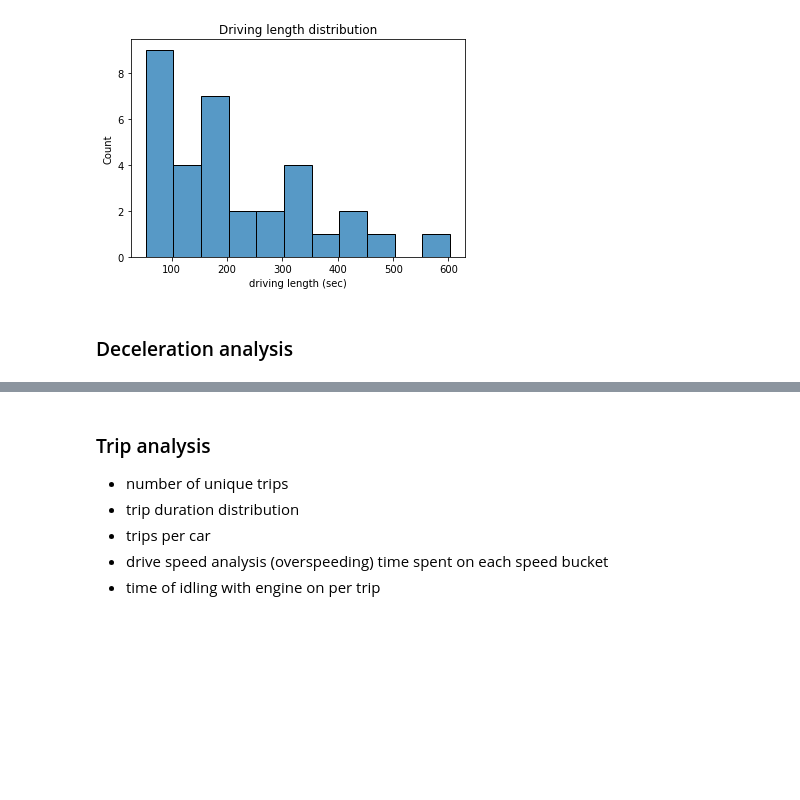
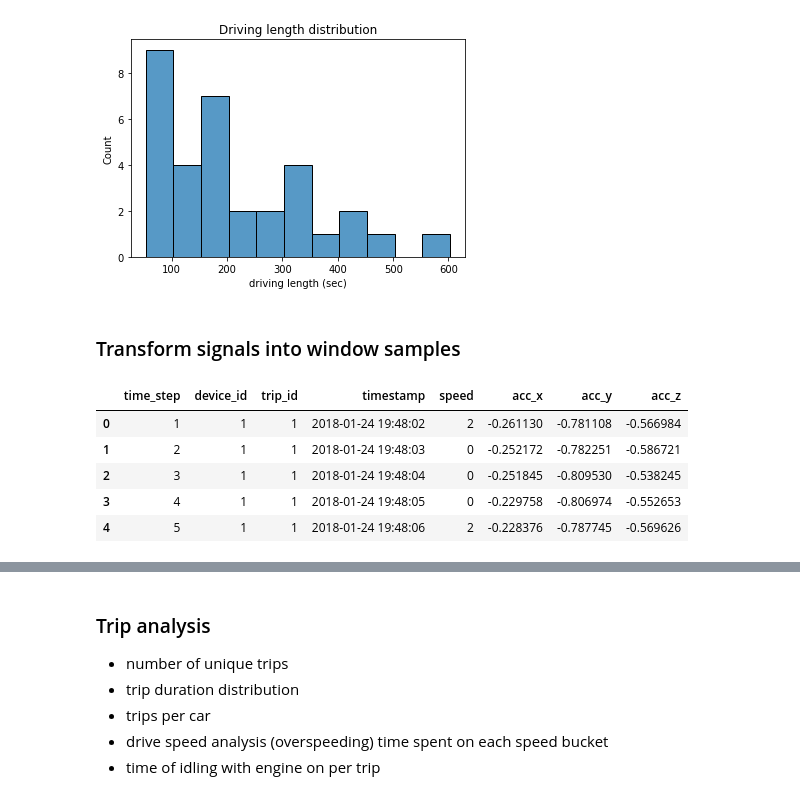
Before and after one commit to qirun-chen/getting-into-telematics, a Jupyter notebook: Driver identification prediction.ipynb, the cells around one changed output, grey strips where cells are left out. Drawn from its saved outputs; the diff is of its cells as text; code cells hidden in the pictures; blank space fills up the shorter version.

Commit message:
transform signals into window samples

```diff
--- a/Driver identification prediction.ipynb
+++ b/Driver identification prediction.ipynb
@@ -16,3 +14,6 @@ target_cols = ['device_id', 'trip_id', 'timestamp', 'speed', 'acc_x', 'acc_y', '
+# %%
+signal_cols = ['speed', 'acc_x', 'acc_y', 'acc_z']
+target_cols = ['device_id', 'trip_id', 'timestamp'] + signal_cols
 # %%
 complete_driving_df = car_df[car_df['is_complete'] == True][target_cols]
 
@@ -112,5 +113,14 @@ sns.histplot(driving_length, binwidth=50).set_title("Driving length distribution
 # %% [output]
 Text(0.5, 1.0, 'Driving length distribution')
 [figure]
-# %% [markdown]
-### Deceleration analysis
+# %% [markdown]
+### Transform signals into window samples
+# %%
+driving_df.head()
+# %% [output]
+|  | time_step | device_id | trip_id | timestamp | speed | acc_x | acc_y | acc_z |
+| 0 | 1 | 1 | 1 | 2018-01-24 19:48:02 | 2 | -0.261130 | -0.781108 | -0.566984 |
+| 1 | 2 | 1 | 1 | 2018-01-24 19:48:03 | 0 | -0.252172 | -0.782251 | -0.586721 |
+| 2 | 3 | 1 | 1 | 2018-01-24 19:48:04 | 0 | -0.251845 | -0.809530 | -0.538245 |
+| 3 | 4 | 1 | 1 | 2018-01-24 19:48:05 | 0 | -0.229758 | -0.806974 | -0.552653 |
+| 4 | 5 | 1 | 1 | 2018-01-24 19:48:06 | 2 | -0.228376 | -0.787745 | -0.569626 |
```
Also changed, not shown: parts of 22 cells of this notebook.
